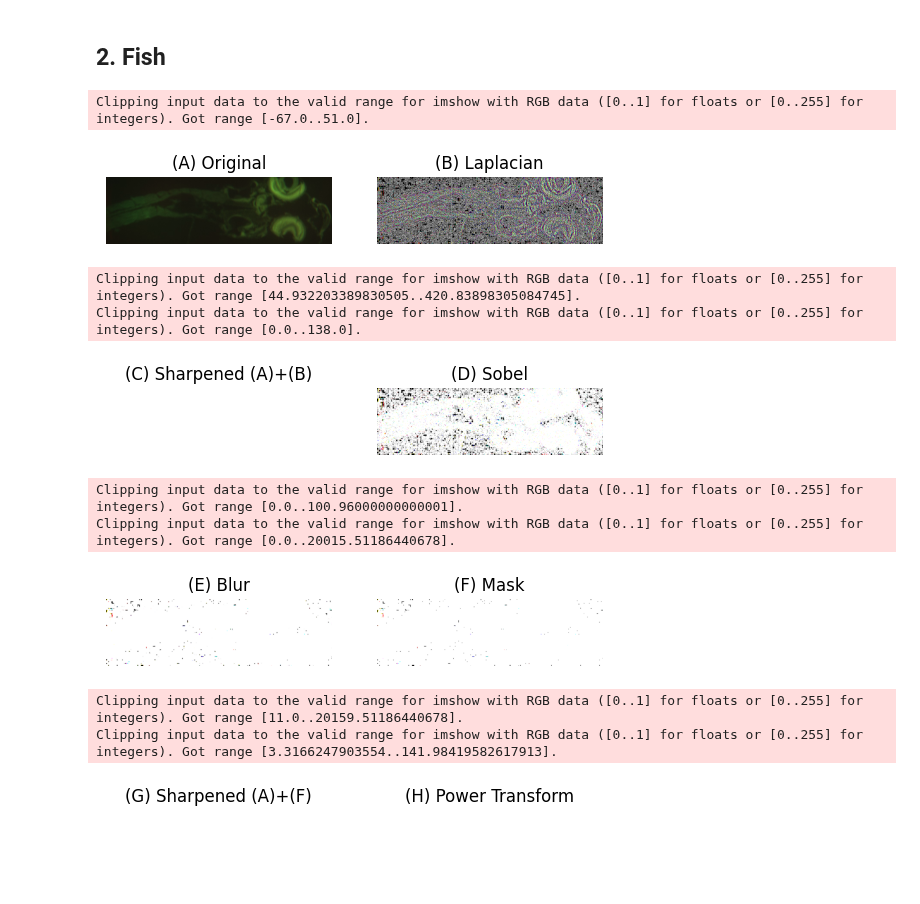
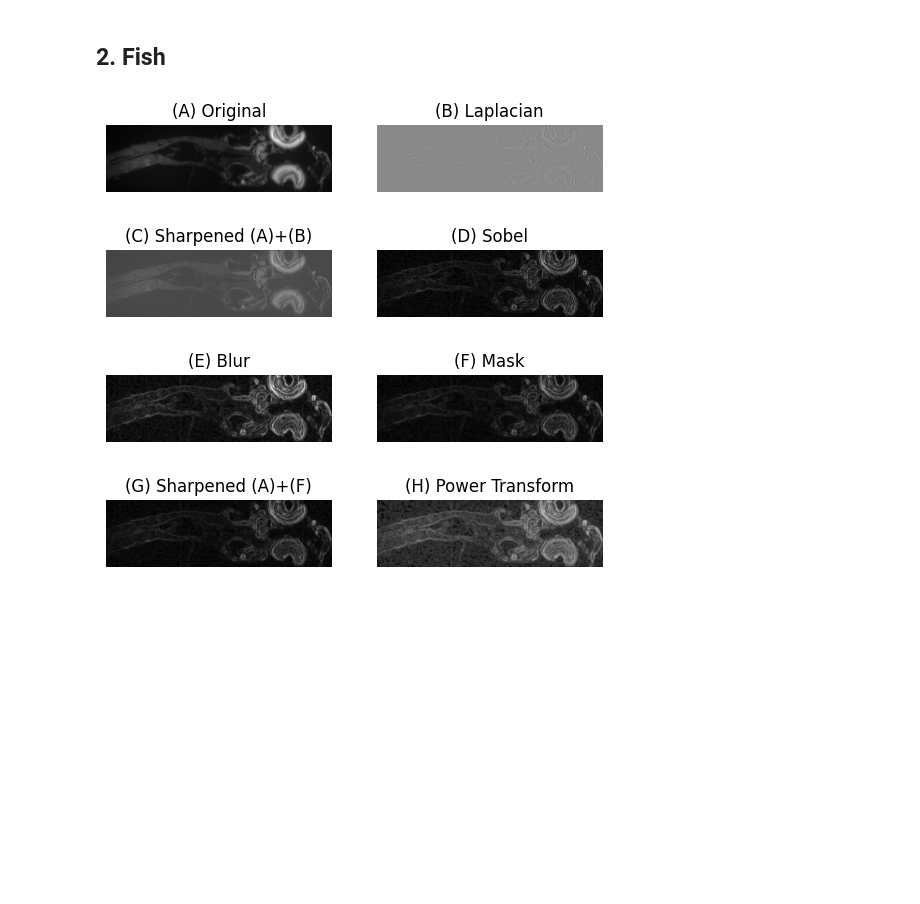
Before and after one commit to Vincent-Lien/NYCU_DIP_2024, a Jupyter notebook: HW3-4/HW3-4_code.ipynb, the cells around one changed output. Saved outputs shown, nothing was run; the diff lists cells and outputs as text; code cells hidden in the pictures; blank space fills up the shorter version.

```diff
--- a/HW3-4/HW3-4_code.ipynb
+++ b/HW3-4/HW3-4_code.ipynb
@@ -14,8 +14,8 @@ plt.show()
 # %% [output]
 [figure]
 # %%
-img2 = cv2.imread('fish.jpg')
-plt.imshow(img2)
+img2 = cv2.imread('fish.jpg', cv2.IMREAD_GRAYSCALE)
+plt.imshow(img2, cmap='gray')
 plt.axis('off')
 plt.show()
 # %% [output]
@@ -205,42 +152,36 @@ sobel_kernel_x = np.array([
     [ 0,  0,  0],
     [ 1,  2,  1]
 ])
 
 sobel_kernel_y = np.array([
     [-1, 0, 1],
     [-2, 0, 2],
     [-1, 0, 1]
 ])
 
 grad_x = cv2.filter2D(img2, cv2.CV_64F, sobel_kernel_x)
 grad_y = cv2.filter2D(img2, cv2.CV_64F, sobel_kernel_y)
 
 sobel_mag = np.absolute(grad_x) + np.absolute(grad_y)
 
 # (e): blur
 sobel_smoothed_img = cv2.blur(sobel_mag, (5, 5))
 
 # (f): (b) + (e)
 mask_img = normalize_image(laplacian_img) * sobel_smoothed_img
 
 # (g): (a) + (f)
 sharpened_by_mask_img = img2 + mask_img
 
 # (h): power transform
 gamma, c = 0.5, 1
 final_img = c * sharpened_by_mask_img ** gamma
 
 # show the results
-show_results(img2, laplacian_img, sharpened_by_laplacian_img, sobel_mag, sobel_smoothed_img, mask_img, sharpened_by_mask_img, final_img, gray_img=True)
+show_results(img2, laplacian_img, sharpened_by_laplacian_img, sobel_mag,
+             sobel_smoothed_img, mask_img, sharpened_by_mask_img, final_img)
 # %% [output]
-Clipping input data to the valid range for imshow with RGB data ([0..1] for floats or [0..255] for integers). Got range [-67.0..51.0].
-[figure, old version]
+[figure, new version]
-Clipping input data to the valid range for imshow with RGB data ([0..1] for floats or [0..255] for integers). Got range [44.932203389830505..420.83898305084745].
-Clipping input data to the valid range for imshow with RGB data ([0..1] for floats or [0..255] for integers). Got range [0.0..138.0].
-[figure, old version]
+[figure, new version]
-Clipping input data to the valid range for imshow with RGB data ([0..1] for floats or [0..255] for integers). Got range [0.0..100.96000000000001].
-Clipping input data to the valid range for imshow with RGB data ([0..1] for floats or [0..255] for integers). Got range [0.0..20015.51186440678].
-[figure, old version]
+[figure, new version]
-Clipping input data to the valid range for imshow with RGB data ([0..1] for floats or [0..255] for integers). Got range [11.0..20159.51186440678].
-Clipping input data to the valid range for imshow with RGB data ([0..1] for floats or [0..255] for integers). Got range [3.3166247903554..141.98419582617913].
-[figure, old version]
+[figure, new version]
```
Also changed, not shown: parts of 3 cells of this notebook.
